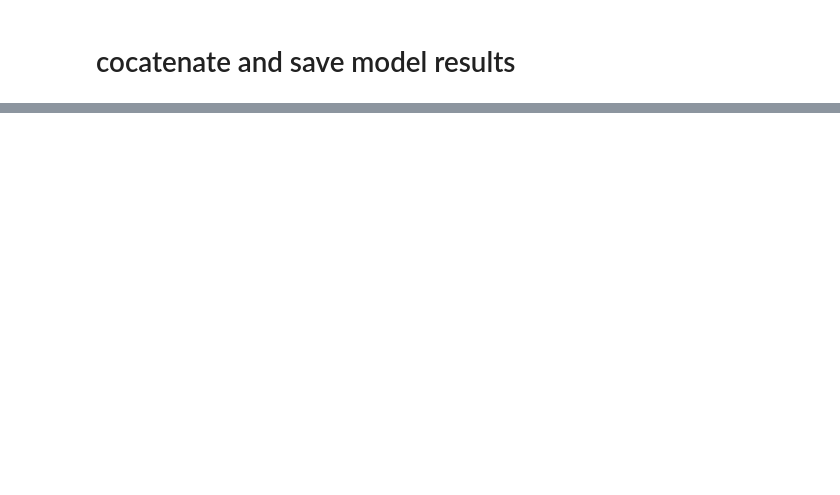
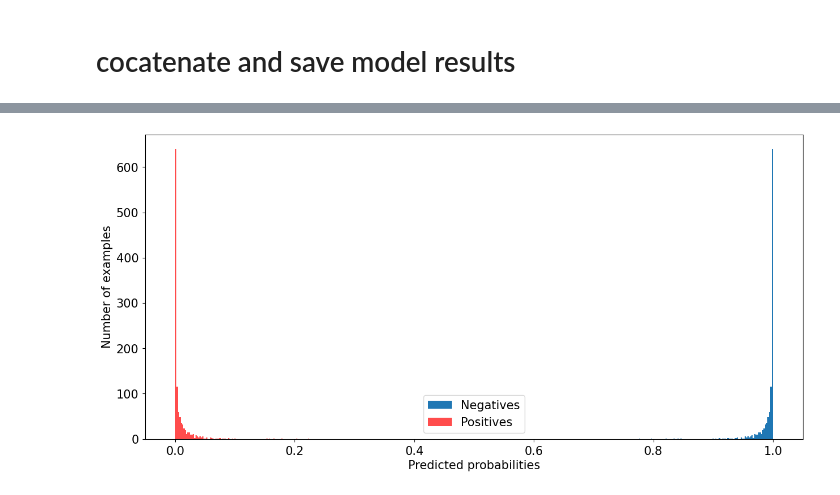
Before and after one commit to vberdejoespinola/translate-text-classifier-spanish, a Jupyter notebook: scripts/3.model_training.ipynb, the cells around one changed output, grey strips where cells are left out. Drawn from its saved outputs; the diff is of its cells as text; code cells hidden in the pictures; blank space fills up the shorter version.

```diff
--- a/scripts/3.model_training.ipynb
+++ b/scripts/3.model_training.ipynb
@@ -38,7 +41,5 @@ weight_for_class_1 = len(x) / (len(pos) * 2)
 # %%
 from sklearn.model_selection import train_test_split
 
-x_train, x_test, y_train, y_test = train_test_split(x, y, test_size=0.20, random_state=42)
-x_train_long, x_test_long, y_train_long, y_test_long = train_test_split(x_long, y, test_size=0.20, random_state=42)
-x_train_r, x_test_r, y_train_r, y_test_r = train_test_split(x_raw, y, test_size=0.20, random_state=42)
-x_train_r_long, x_test_r_long, y_train_r_long, y_test_r_long = train_test_split(x_raw_long, y, test_size=0.20, random_state=42)
+x_train, x_test, y_train, y_test = train_test_split(x, y, test_size=0.20, random_state=42, stratify=y)
+x_train_r, x_test_r, y_train_r, y_test_r = train_test_split(x_raw, y, test_size=0.20, random_state=42, stratify=y)
@@ -315,0 +543,2 @@ res.to_csv('../results/model_scores/model_scores.csv')
+# %%
+scores, y_pred_ts, logloss_tr, logloss_ts, cm, model, aic = train_eval_best_model(x_train_r, y_train_r, x_test_r, y_test_r, 2, 0.01)
@@ -315,0 +571,17 @@ res.to_csv('../results/model_scores/model_scores.csv')
+# %%
+import matplotlib.pyplot as plt
+
+y_pred_ts_p = y_pred_ts[:,1] # subset class of interest --> 1d array
+y_pred_ts_n = y_pred_ts[:,0]
+
+plt.figure(figsize=(15,7))
+plt.hist(y_pred_ts_n, bins=100, label='Negatives')
+plt.hist(y_pred_ts_p, bins=100, label='Positives', alpha=0.7, color='r')
+plt.xlabel('Predicted probabilities', fontsize=15)
+plt.ylabel('Number of examples', fontsize=15)
+plt.legend(fontsize=15)
+plt.tick_params(axis='both', labelsize=15, pad=5)
+plt.savefig('../results/v2/predicted_proba_svm_ts.png', dpi=300, bbox_inches='tight')
+plt.show()
+# %% [output]
+[figure, added]
```
Also changed, not shown: parts of 38 cells of this notebook, 13 other files.
